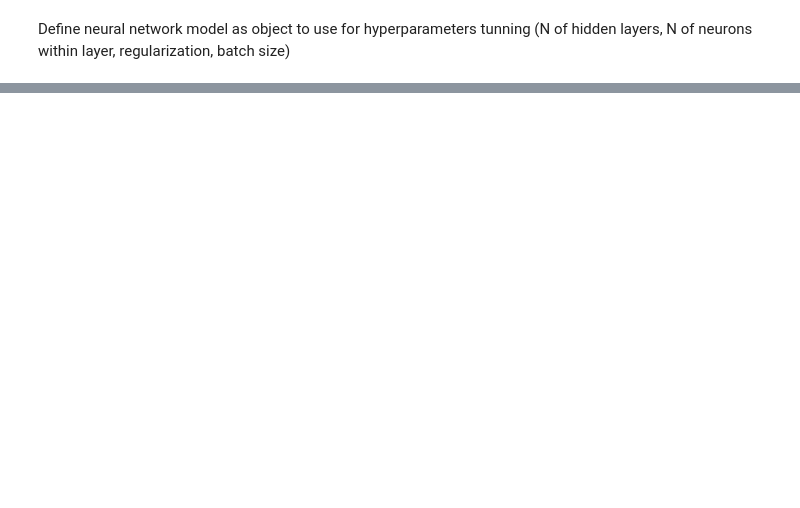
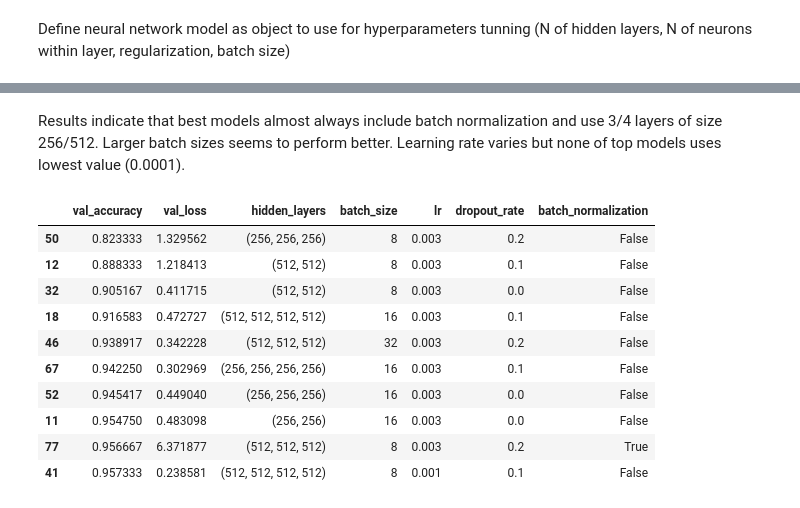
Before and after one commit to SzymonMizak/mnist_project, a Jupyter notebook: jupyter/notebook.ipynb, the cells around one changed output, grey strips where cells are left out. Cells and saved outputs as stored; diff of their text form; code cells hidden in the pictures; blank space fills up the shorter version.

```diff
--- a/jupyter/notebook.ipynb
+++ b/jupyter/notebook.ipynb
@@ -87,0 +140,17 @@ grid_search_cv.best_params_
+# %% [markdown]
+Results indicate that best models almost always include batch normalization and use 3/4 layers of size 256/512. Larger batch sizes seems to perform better. Learning rate varies but none of top models uses lowest value (0.0001).
+# %%
+# Inspect least 10 models
+exp_data.sort_values('val_accuracy', ascending=True).head(10)
+# %% [output]
+|  | val_accuracy | val_loss | hidden_layers | batch_size | lr | dropout_rate | batch_normalization |
+| 50 | 0.823333 | 1.329562 | (256, 256, 256) | 8 | 0.003 | 0.2 | False |
+| 12 | 0.888333 | 1.218413 | (512, 512) | 8 | 0.003 | 0.1 | False |
+| 32 | 0.905167 | 0.411715 | (512, 512) | 8 | 0.003 | 0.0 | False |
+| 18 | 0.916583 | 0.472727 | (512, 512, 512, 512) | 16 | 0.003 | 0.1 | False |
+| 46 | 0.938917 | 0.342228 | (512, 512, 512) | 32 | 0.003 | 0.2 | False |
+| 67 | 0.942250 | 0.302969 | (256, 256, 256, 256) | 16 | 0.003 | 0.1 | False |
+| 52 | 0.945417 | 0.449040 | (256, 256, 256) | 16 | 0.003 | 0.0 | False |
+| 11 | 0.954750 | 0.483098 | (256, 256) | 16 | 0.003 | 0.0 | False |
+| 77 | 0.956667 | 6.371877 | (512, 512, 512) | 8 | 0.003 | 0.2 | True |
+| 41 | 0.957333 | 0.238581 | (512, 512, 512, 512) | 8 | 0.001 | 0.1 | False |
```
Also changed, not shown: parts of 24 cells of this notebook, 1 other file.
